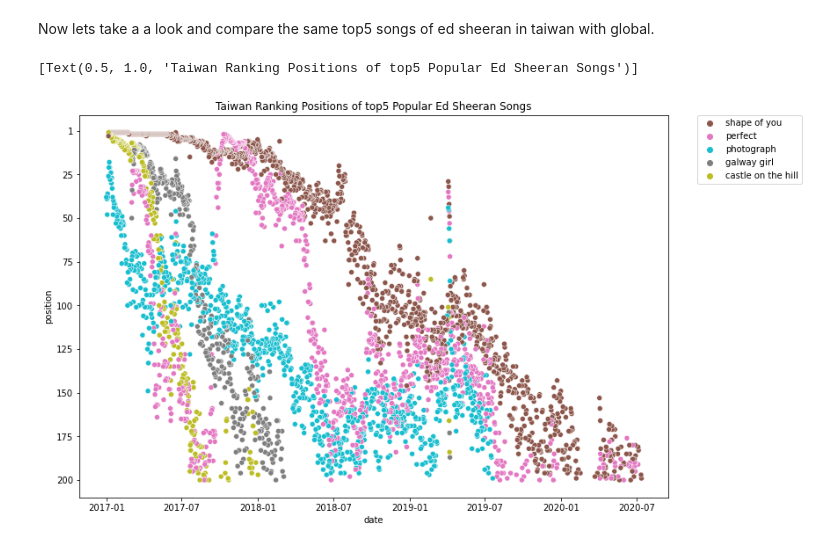
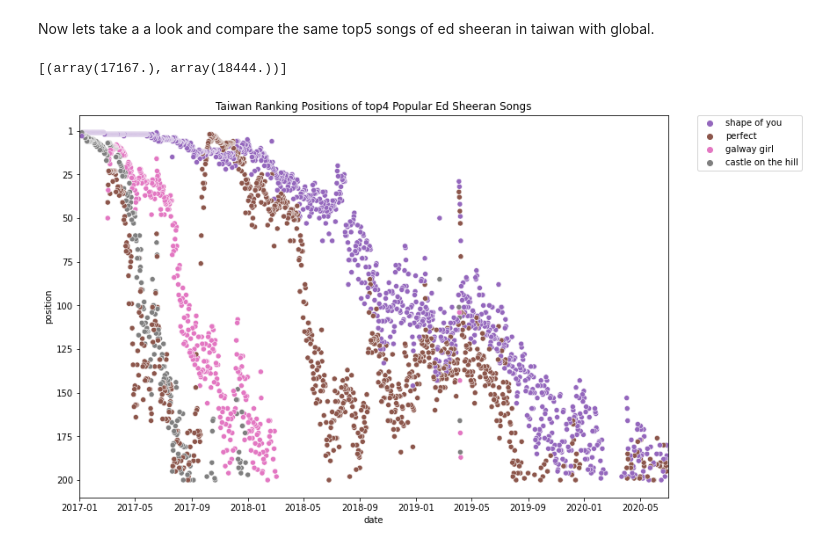
Before and after one commit to MaxiTrien/spotify-data-science-project, a Jupyter notebook: spotify-songs-eda-week2.ipynb, the cells around one changed output. Drawn from its saved outputs; the diff is of its cells as text; code cells hidden in the pictures.

```diff
--- a/spotify-songs-eda-week2.ipynb
+++ b/spotify-songs-eda-week2.ipynb
@@ -310,6 +383,10 @@ popular_ed_sheeran_songs = list(popular_ed_sheeran_songs.values)
+# %%
+songs_from_2013 = ['photograph', 'thinking out loud']
+popular_ed_sheeran_songs_2017 = [song for song in popular_ed_sheeran_songs if song not in songs_from_2013]
+popular_ed_sheeran_songs_2013 = [song for song in popular_ed_sheeran_songs if song in songs_from_2013]
 # %%
 palette = sns.color_palette()
 hex = palette.as_hex()
-colors = {cat:hex for cat, hex in zip(popular_ed_sheeran_songs[:5], hex[5:])}
+colors = {cat: hex for cat, hex in zip(popular_ed_sheeran_songs_2017[:4], hex[4:])}
 colors
 # %% [output]
@@ -336,16 +405,17 @@ ax.set(title='Global Ranking Positions of top5 Popular Ed Sheeran Songs')
 Now lets take a a look and compare the same top5 songs of ed sheeran in taiwan with global.
 # %%
 df_taiwan_ed_sheeran = df_db[(df_db['country'] == 'Taiwan') & (df_db['artist'] == 'Ed Sheeran')]
-df_taiwan_ed_sheeran_first5 = df_taiwan_ed_sheeran[df_taiwan_ed_sheeran['title'].str.lower().isin(popular_ed_sheeran_songs[:5])]
+df_taiwan_ed_sheeran_first4 = df_taiwan_ed_sheeran[df_taiwan_ed_sheeran['title'].str.lower().isin(popular_ed_sheeran_songs_2017[:4])]
 # %%
 plt.figure(figsize=(12, 8))
 ax = sns.scatterplot(x='date', y='position',
-                     data=df_taiwan_ed_sheeran_first5, hue='title', palette=colors)
+                     data=df_taiwan_ed_sheeran_first4, hue='title', palette=colors)
 ax.legend(bbox_to_anchor=(1.05, 1), loc='upper left', borderaxespad=0)
 ax.invert_yaxis()
 ax.set_yticklabels(['', '1', '25', '50', '75', '100',
                    '125', '150', '175', '200'])
-ax.set(title='Taiwan Ranking Positions of top5 Popular Ed Sheeran Songs')
+ax.set(title='Taiwan Ranking Positions of top4 Popular Ed Sheeran Songs')
+ax.set(xlim=('2017-01', '2020-07'))
 # %% [output]
-[Text(0.5, 1.0, 'Taiwan Ranking Positions of top5 Popular Ed Sheeran Songs')]
+[(array(17167.), array(18444.))]
-[figure, old version]
+[figure, new version]
```
Also changed, not shown: parts of 29 cells of this notebook.
